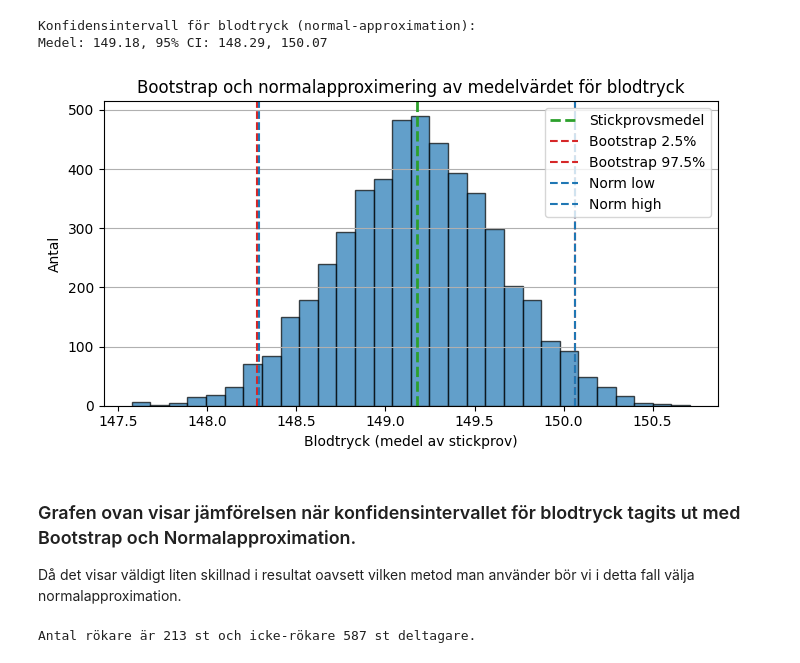
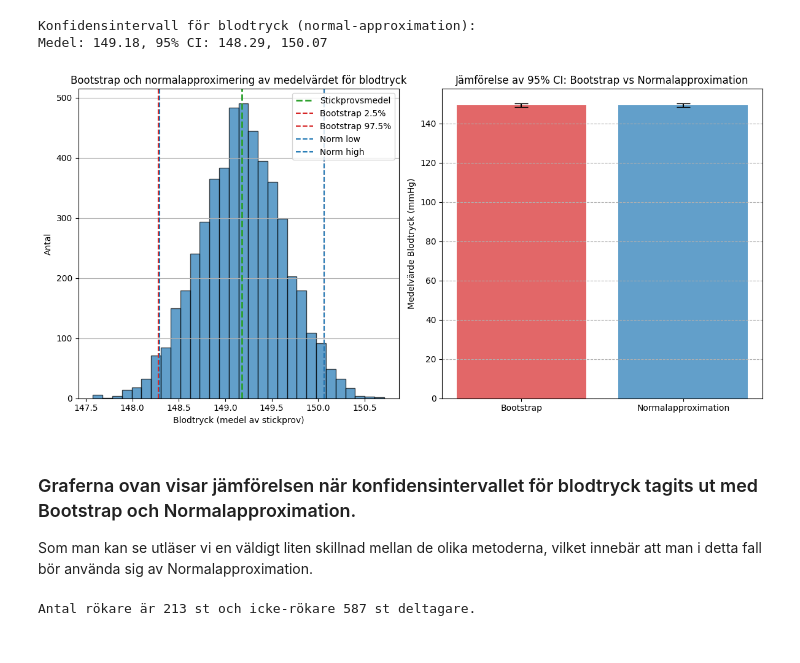
Before and after one commit to MagdalenaPersson/health-study, a Jupyter notebook: report.ipynb, the cells around one changed output. Cells and saved outputs as stored; diff of their text form; code cells hidden in the pictures.

```diff
--- a/report.ipynb
+++ b/report.ipynb
@@ -180,27 +176,36 @@ print(f"Medel: {mean_x:.2f}, 95% CI: {lo_norm:.2f}, {hi_norm:.2f}")
 # %% [output]
 Konfidensintervall för blodtryck (normal-approximation):
 Medel: 149.18, 95% CI: 148.29, 150.07
-# %%
-fig, ax = plt.subplots(figsize=(7,4))
-ax.hist(b_means, bins=30, alpha=0.7, edgecolor="black")
-ax.axvline(mean_x, color="tab:green", linestyle="--", label="Stickprovsmedel", linewidth=2)
-ax.axvline(ci_low, color="tab:red", linestyle="--", label="Bootstrap 2.5%")
-ax.axvline(ci_high, color="tab:red", linestyle="--", label="Bootstrap 97.5%")
-ax.axvline(lo_norm, color="tab:blue", linestyle="--", label="Norm low")
-ax.axvline(hi_norm, color="tab:blue", linestyle="--", label="Norm high")
-ax.set_title("Bootstrap och normalapproximering av medelvärdet för blodtryck")
-ax.set_xlabel("Blodtryck (medel av stickprov)")
-ax.set_ylabel("Antal")
-ax.grid(True, axis="y")
-ax.legend()
-plt.tight_layout()
-plt.show()
-# %% [output]
-[figure, removed]
+# %%
+fig, axes = plt.subplots(1,2, figsize=(12, 6), sharex=False)
+axes[0].hist(b_means, bins=30, alpha=0.7, edgecolor="black")
+axes[0].axvline(mean_x, color="tab:green", linestyle="--", label="Stickprovsmedel", linewidth=2)
+axes[0].axvline(ci_low, color="tab:red", linestyle="--", label="Bootstrap 2.5%")
+axes[0].axvline(ci_high, color="tab:red", linestyle="--", label="Bootstrap 97.5%")
+axes[0].axvline(lo_norm, color="tab:blue", linestyle="--", label="Norm low")
+axes[0].axvline(hi_norm, color="tab:blue", linestyle="--", label="Norm high")
+axes[0].set_title("Bootstrap och normalapproximering av medelvärdet för blodtryck")
+axes[0].set_xlabel("Blodtryck (medel av stickprov)")
+axes[0].set_ylabel("Antal")
+axes[0].grid(True, axis="y")
+axes[0].legend()
+
+axes[1].bar(["Bootstrap", "Normalapproximation"],
+       [mean_x, mean_x],
+       yerr=[[mean_x - ci_low, mean_x - lo_norm],[ci_high - mean_x, hi_norm - mean_x]],
+        capsize=8, color=["tab:red","tab:blue"], alpha=0.7)
+axes[1].set_ylabel("Medelvärde Blodtryck (mmHg)")
+axes[1].set_title("Jämförelse av 95% CI: Bootstrap vs Normalapproximation")
+axes[1].grid(True, axis="y", linestyle="--")
+
+plt.tight_layout()
+plt.show()
+# %% [output]
+[figure, added]
 # %% [markdown]
-### Grafen ovan visar jämförelsen när konfidensintervallet för blodtryck tagits ut med Bootstrap och Normalapproximation.
+### Graferna ovan visar jämförelsen när konfidensintervallet för blodtryck tagits ut med Bootstrap och Normalapproximation.
 
-Då det visar väldigt liten skillnad i resultat oavsett vilken metod man använder bör vi i detta fall välja normalapproximation.
+Som man kan se utläser vi en väldigt liten skillnad mellan de olika metoderna, vilket innebär att man i detta fall bör använda sig av Normalapproximation.
 # %%
 s_yes = (df["smoker"] == "Yes").sum()
 s_no = total - s_yes
```
Also changed, not shown: parts of 2 cells of this notebook.
